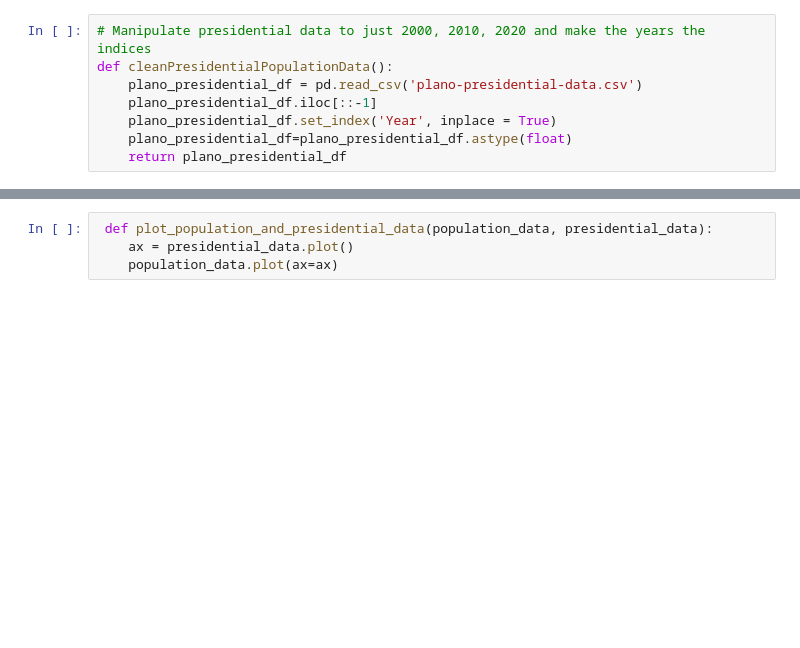
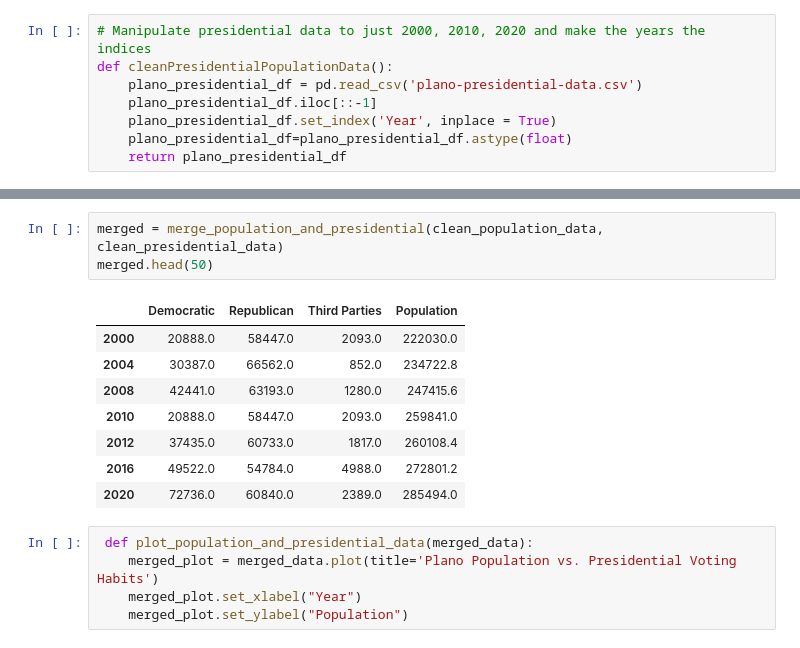
Before and after one commit to brcamp13/plotting, a Jupyter notebook: assignment-4.ipynb, the cells around one changed output, grey strips where cells are left out. Cells and saved outputs as stored; diff of their text form; blank space fills up the shorter version.

```diff
--- a/assignment-4.ipynb
+++ b/assignment-4.ipynb
@@ -32,5 +57,18 @@ clean_presidential_data = cleanPresidentialPopulationData()
+# %%
+merged = merge_population_and_presidential(clean_population_data, clean_presidential_data)
+merged.head(50)
+# %% [output]
+|  | Democratic | Republican | Third Parties | Population |
+| 2000 | 20888.0 | 58447.0 | 2093.0 | 222030.0 |
+| 2004 | 30387.0 | 66562.0 | 852.0 | 234722.8 |
+| 2008 | 42441.0 | 63193.0 | 1280.0 | 247415.6 |
+| 2010 | 20888.0 | 58447.0 | 2093.0 | 259841.0 |
+| 2012 | 37435.0 | 60733.0 | 1817.0 | 260108.4 |
+| 2016 | 49522.0 | 54784.0 | 4988.0 | 272801.2 |
+| 2020 | 72736.0 | 60840.0 | 2389.0 | 285494.0 |
 # %%
- def plot_population_and_presidential_data(population_data, presidential_data):
-    ax = presidential_data.plot()
-    population_data.plot(ax=ax)
+ def plot_population_and_presidential_data(merged_data):
+    merged_plot = merged_data.plot(title='Plano Population vs. Presidential Voting Habits')
+    merged_plot.set_xlabel("Year")
+    merged_plot.set_ylabel("Population")
 # %%
```
Also changed, not shown: parts of 5 cells of this notebook.
